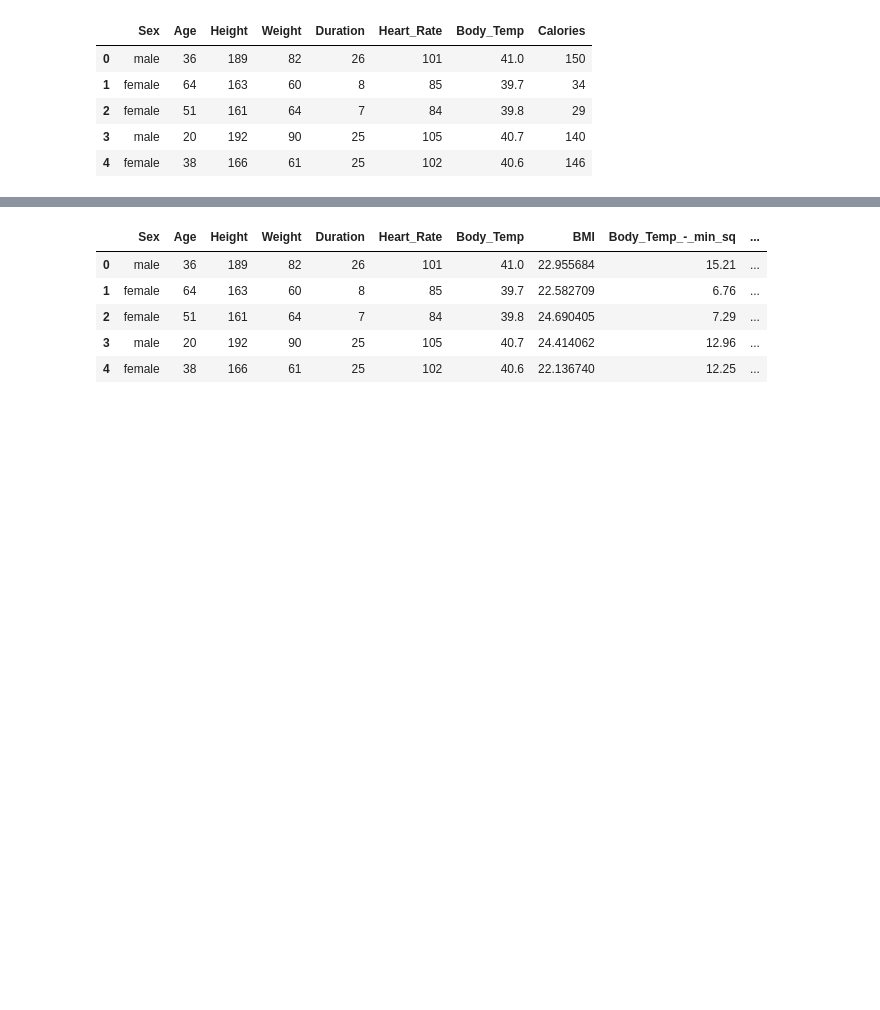
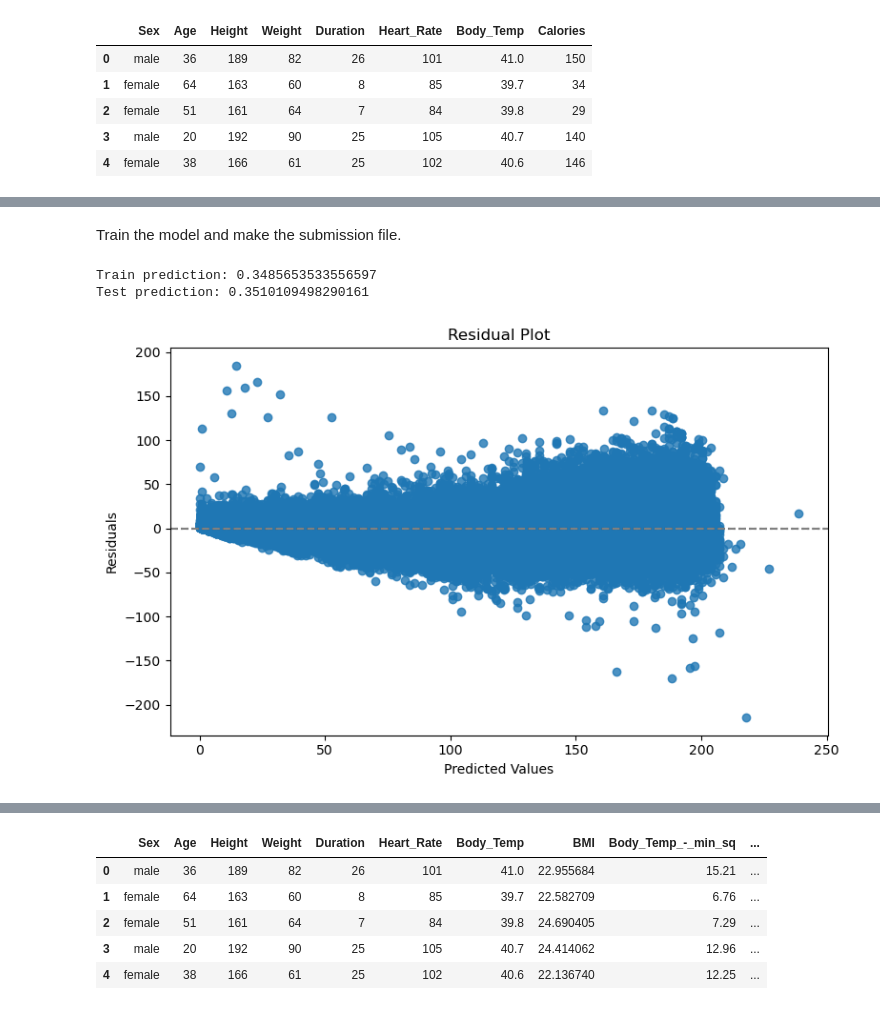
Before and after one commit to ElliotBlackstone/S25_Predict_Calories, a Jupyter notebook: calorie_LinReg.ipynb, the cells around one changed output, grey strips where cells are left out. Saved outputs shown, nothing was run; the diff lists cells and outputs as text; code cells hidden in the pictures; blank space fills up the shorter version.

```diff
--- a/calorie_LinReg.ipynb
+++ b/calorie_LinReg.ipynb
@@ -28,0 +124,12 @@ train.head()
+# %%
+def powerset(s):
+    ''''''''''''''''
+    Input: A list s.
+    Output: The powerset of s minus the empty set.
+    Example: s = ['a', 'b']
+    list(powerset(s)) will return [['a'], ['b'], ['a', 'b']].
+    '''''''''''''''
+    x = len(s)
+    masks = [1 << i for i in range(x)]
+    for i in range(1, 1 << x):
+        yield [ss for mask, ss in zip(masks, s) if i & mask]
@@ -28,0 +182,58 @@ train.head()
+# %% [markdown]
+Train the model and make the submission file.
+# %%
+# kaggle score 0.34825 private, 0.34650 public (LinReg_9.csv)
+
+
+# Split data into training and testing sets
+X_train, X_test, y_train, y_test = train_test_split(train.drop(columns='Calories')[col_combo[min_index]], y, test_size=0.2, random_state=724)
+
+# Train the linear regression model
+model = LinearRegression()
+model.fit(X_train, y_train)
+
+# Make predictions
+predictions = model.predict(X_test)
+predictions[predictions <= 0] = 1
+
+# Make predictions
+train_pred = model.predict(X_train)
+train_pred[train_pred < 0] = 1
+
+print("Train prediction:", rmsle(train_pred, y_train))
+print("Test prediction:", rmsle(predictions, y_test))
+
+residuals = y_test - predictions
+
+# Residual plot
+plt.figure(figsize=(8, 5))
+sns.residplot(x=predictions, y=y_test)
+plt.xlabel("Predicted Values")
+plt.ylabel("Residuals")
+plt.title("Residual Plot")
+plt.axhline(0, color='gray', linestyle='--')
+plt.tight_layout()
+plt.show()
+
+
+
+# make the submission file!
+
+pred = model.predict(test.drop(columns='id')[col_combo[min_index]])
+
+submission = pd.DataFrame()
+
+submission['id'] = np.arange(len(test))+750000
+submission['Calories'] = pred
+submission.loc[submission['Calories'] < 0, 'Calories'] = 1
+submission.loc[submission['Calories'] > 320, 'Calories'] = 300
+
+submission.to_csv("LinReg_9.csv", index=False)
+
+print(submission.head())
+print()
+print(submission['Calories'].describe())
+# %% [output]
+Train prediction: 0.3485653533556597
+Test prediction: 0.3510109498290161
+[figure, added]
```
Also changed, not shown: parts of 9 cells of this notebook.
